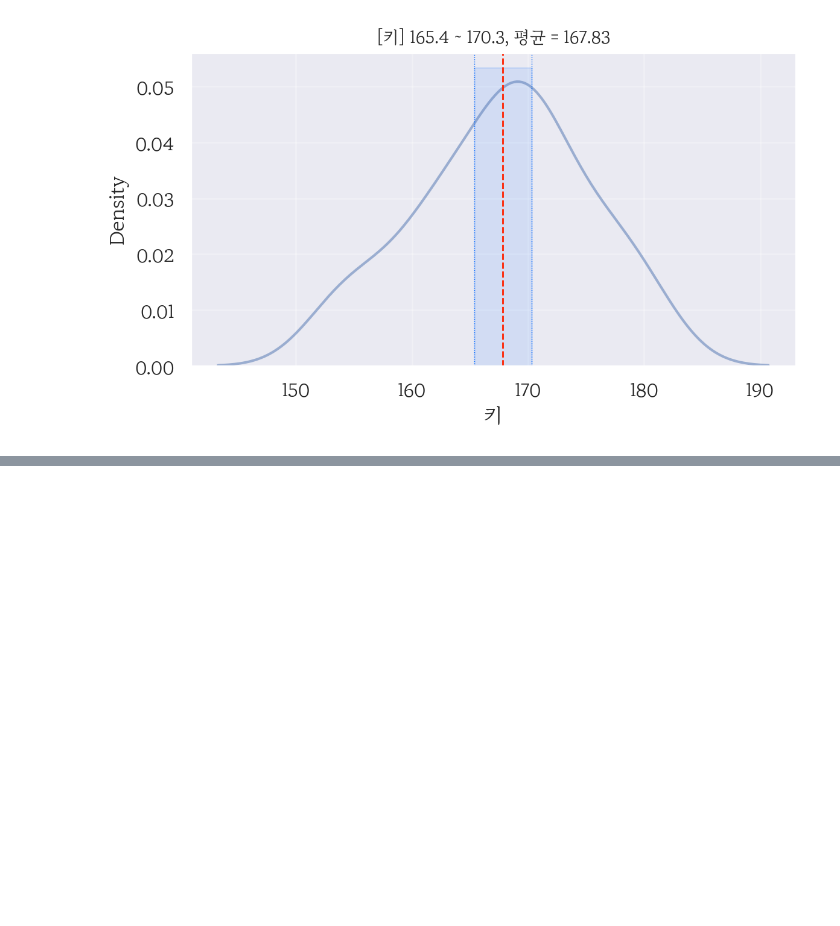
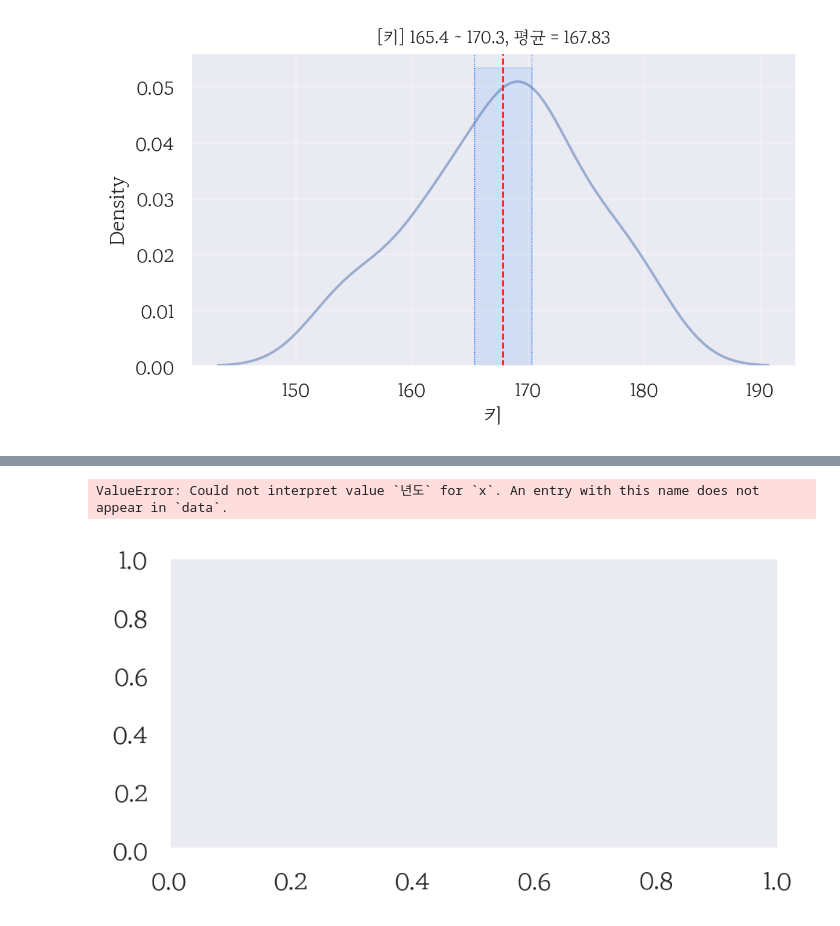
Before and after one commit to JAEYONG0303/For-python-, a Jupyter notebook: 코드 무한 연습용.ipynb, the cells around one changed output, grey strips where cells are left out. Drawn from its saved outputs; the diff is of its cells as text; code cells hidden in the pictures; blank space fills up the shorter version.

```diff
--- a/코드 무한 연습용.ipynb
+++ b/코드 무한 연습용.ipynb
@@ -2468,0 +2476,20 @@ plt.close()
+# %%
+my_dpi = 200
+font_path = 'C:\\Users\\wodyd\\Documents\\카카오톡 받은 파일./MaruBuri-Regular.ttf'
+fm.fontManager.addfont(font_path)
+font_prop = fm.FontProperties(fname=font_path)
+font_name = font_prop.get_name()
+my_font_name = 'MaruBuri'
+my_theme = 'dark'
+sb.set_theme(style = my_theme)
+
+plt.rcParams['font.family'] = my_font_name
+plt.rcParams['font.size'] = 10
+plt.rcParams['axes.unicode_minus'] = False
+# %%
+origin = load_data('traffic_acc')
+print(f"데이터셋 크기: {origin.shape}")
+print(f"열 개수: {origin.shape[1]}")
+print(f"행 개수: {origin.shape[0]}")
+print(origin.info())
+origin.head()
@@ -2468,0 +2522,3 @@ plt.close()
+# %%
+df1 = origin.drop('월', axis = 1).groupby('년도').mean()
+df1
@@ -2468,0 +2542,24 @@ plt.close()
+# %%
+width_px = 1000
+height_px = 480
+figsize = (width_px/ my_dpi, height_px / my_dpi)
+fig, ax = plt.subplots(1, 1, figsize = figsize, dpi = my_dpi)
+
+# 그래프 그리기, seaborn 사용
+sb.lineplot(data = df1, x= '년도', y = '발생건수',
+           linestyle = ':', linewidth = 1,
+           marker = 'o', markersize = 1,
+           markerfacecolor = '#00ff00',
+           markeredgecolor = '#ff0000', markeredgewidth = 3)
+
+# 그래프 꾸미기
+ax.set_title('연도에 따른 교통사고 발생건수', pad = 15, fontsize = 12)
+
+# 출력
+plt.grid()
+plt.tight_layout()
+plt.show()
+plt.close()
+# %% [output]
+ValueError: Could not interpret value `년도` for `x`. An entry with this name does not appear in `data`.
+[figure, added]
```
Also changed, not shown: parts of 8 cells of this notebook, 3 other files.
